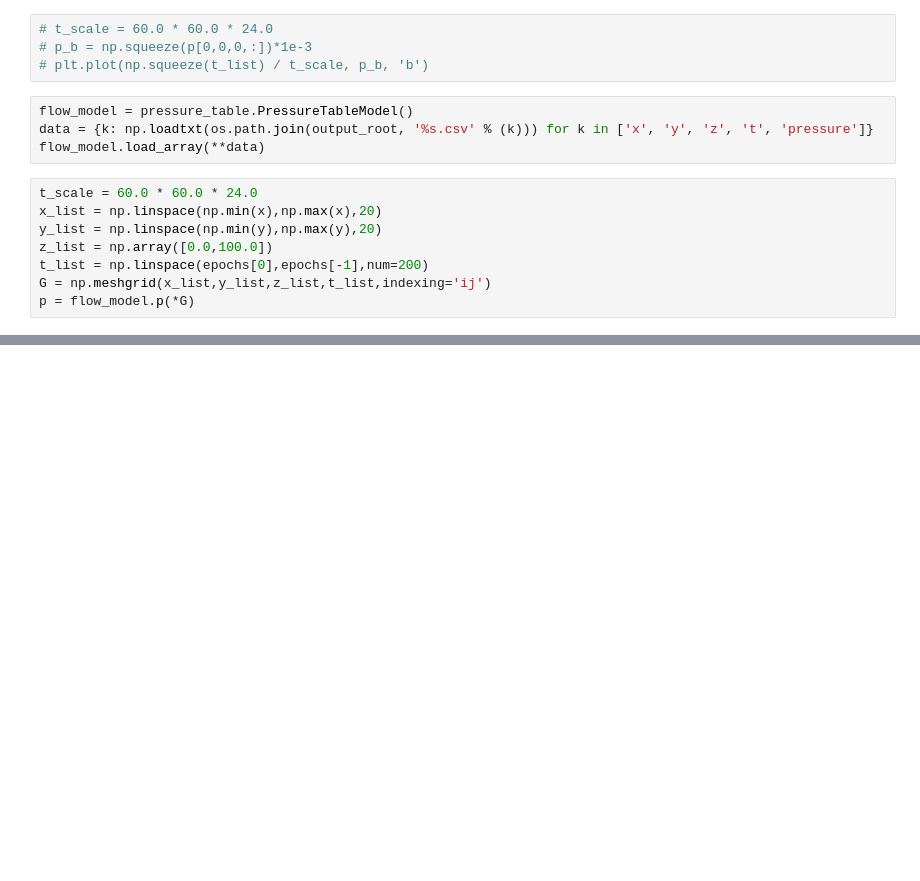
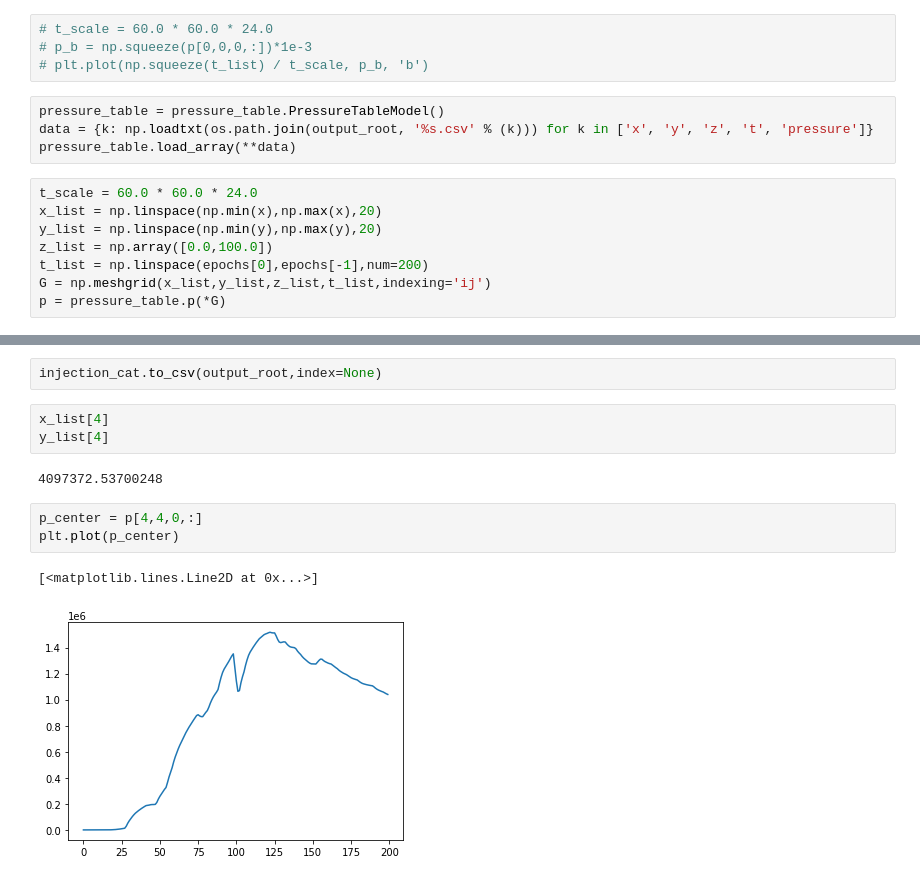
Before and after one commit to hanxiaokaka/Induced_seismic, a Jupyter notebook: notebooks/preprocessing/Kansas_injection.ipynb, the cells around one changed output, grey strips where cells are left out. Drawn from its saved outputs; the diff is of its cells as text; blank space fills up the shorter version.

```diff
--- a/notebooks/preprocessing/Kansas_injection.ipynb
+++ b/notebooks/preprocessing/Kansas_injection.ipynb
@@ -219,9 +245,9 @@ np.savetxt(os.path.join(output_root,'pressure.csv'),pressure_flat,delimiter=',')
 # p_b = np.squeeze(p[0,0,0,:])*1e-3
 # plt.plot(np.squeeze(t_list) / t_scale, p_b, 'b')
 # %%
-flow_model = pressure_table.PressureTableModel()
+pressure_table = pressure_table.PressureTableModel()
 data = {k: np.loadtxt(os.path.join(output_root, '%s.csv' % (k))) for k in ['x', 'y', 'z', 't', 'pressure']}
-flow_model.load_array(**data)
+pressure_table.load_array(**data)
 # %%
 t_scale = 60.0 * 60.0 * 24.0
 x_list = np.linspace(np.min(x),np.max(x),20)
@@ -229,4 +255,4 @@ y_list = np.linspace(np.min(y),np.max(y),20)
 z_list = np.array([0.0,100.0])
 t_list = np.linspace(epochs[0],epochs[-1],num=200)
 G = np.meshgrid(x_list,y_list,z_list,t_list,indexing='ij')
-p = flow_model.p(*G)
+p = pressure_table.p(*G)
@@ -285,0 +308,13 @@ injection_cat.to_csv(output_root,index=None)
+# %%
+injection_cat.to_csv(output_root,index=None)
+# %%
+x_list[4]
+y_list[4]
+# %% [output]
+4097372.53700248
+# %%
+p_center = p[4,4,0,:]
+plt.plot(p_center)
+# %% [output]
+[<matplotlib.lines.Line2D at 0x...>]
+[figure, added]
```
Also changed, not shown: parts of 33 cells of this notebook.
